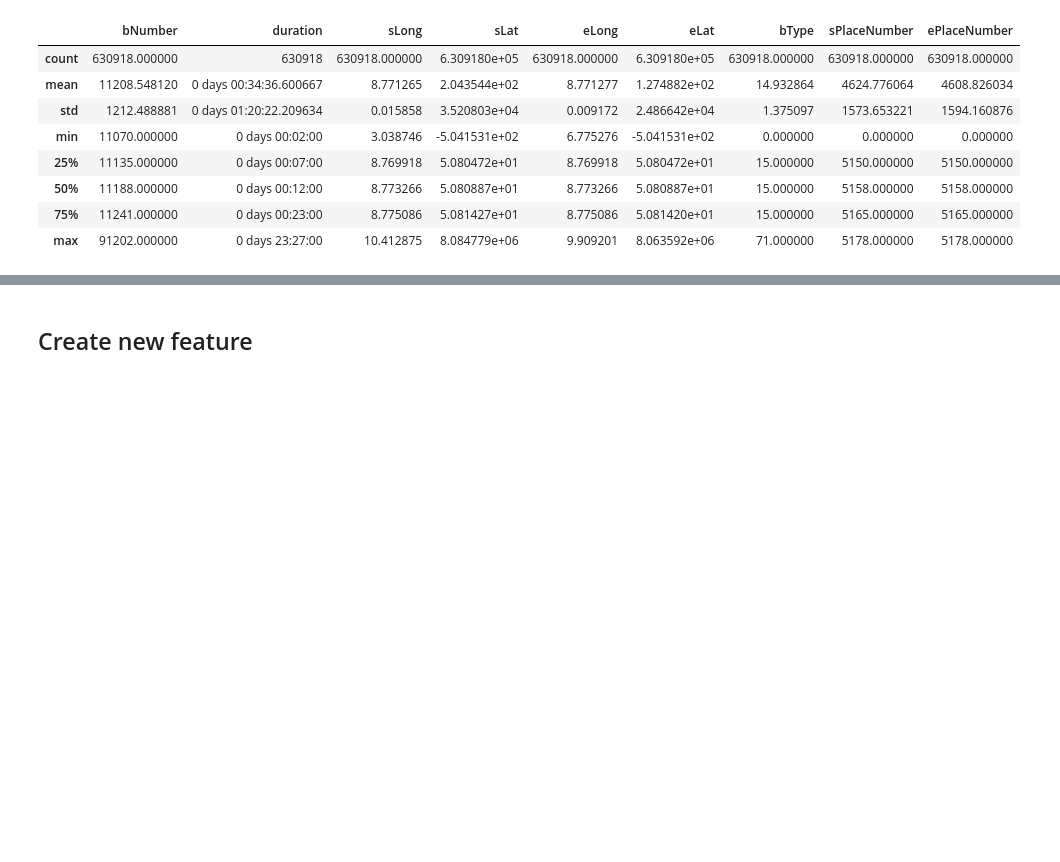
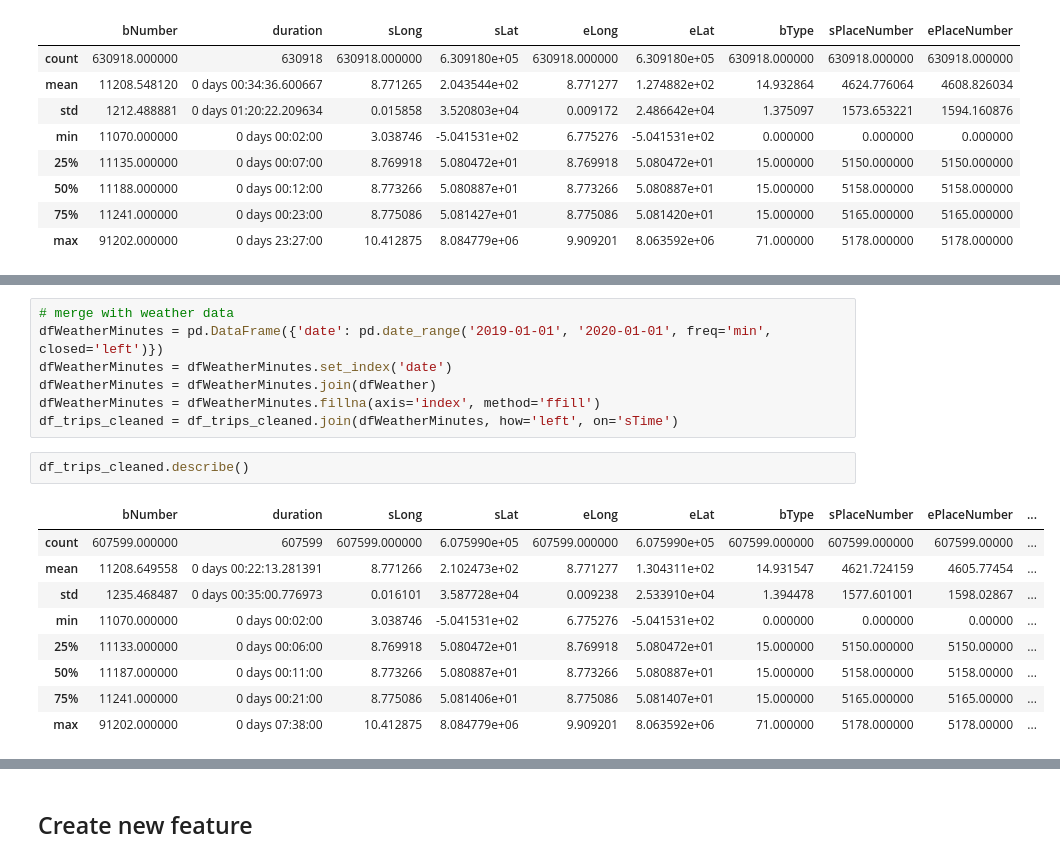
Before and after one commit to Tezzmo/PDS_Project, a Jupyter notebook: notebooks/Tobi-predictTripDirection.ipynb, the cells around one changed output, grey strips where cells are left out. Saved outputs shown, nothing was run; the diff lists cells and outputs as text; blank space fills up the shorter version.

```diff
--- a/notebooks/Tobi-predictTripDirection.ipynb
+++ b/notebooks/Tobi-predictTripDirection.ipynb
@@ -114,0 +115,19 @@ print('{:5.3f}s'.format(ende-start), end='  ')
+# %%
+# merge with weather data
+dfWeatherMinutes = pd.DataFrame({'date': pd.date_range('2019-01-01', '2020-01-01', freq='min', closed='left')})
+dfWeatherMinutes = dfWeatherMinutes.set_index('date')
+dfWeatherMinutes = dfWeatherMinutes.join(dfWeather)
+dfWeatherMinutes = dfWeatherMinutes.fillna(axis='index', method='ffill')
+df_trips_cleaned = df_trips_cleaned.join(dfWeatherMinutes, how='left', on='sTime')
+# %%
+df_trips_cleaned.describe()
+# %% [output]
+|  | bNumber | duration | sLong | sLat | eLong | eLat | bType | sPlaceNumber | ePlaceNumber | ... |
+| count | 607599.000000 | 607599 | 607599.000000 | 6.075990e+05 | 607599.000000 | 6.075990e+05 | 607599.000000 | 607599.000000 | 607599.00000 | ... |
+| mean | 11208.649558 | 0 days 00:22:13.281391 | 8.771266 | 2.102473e+02 | 8.771277 | 1.304311e+02 | 14.931547 | 4621.724159 | 4605.77454 | ... |
+| std | 1235.468487 | 0 days 00:35:00.776973 | 0.016101 | 3.587728e+04 | 0.009238 | 2.533910e+04 | 1.394478 | 1577.601001 | 1598.02867 | ... |
+| min | 11070.000000 | 0 days 00:02:00 | 3.038746 | -5.041531e+02 | 6.775276 | -5.041531e+02 | 0.000000 | 0.000000 | 0.00000 | ... |
+| 25% | 11133.000000 | 0 days 00:06:00 | 8.769918 | 5.080472e+01 | 8.769918 | 5.080472e+01 | 15.000000 | 5150.000000 | 5150.00000 | ... |
+| 50% | 11187.000000 | 0 days 00:11:00 | 8.773266 | 5.080887e+01 | 8.773266 | 5.080887e+01 | 15.000000 | 5158.000000 | 5158.00000 | ... |
+| 75% | 11241.000000 | 0 days 00:21:00 | 8.775086 | 5.081406e+01 | 8.775086 | 5.081407e+01 | 15.000000 | 5165.000000 | 5165.00000 | ... |
+| max | 91202.000000 | 0 days 07:38:00 | 10.412875 | 8.084779e+06 | 9.909201 | 8.063592e+06 | 71.000000 | 5178.000000 | 5178.00000 | ... |
```
Also changed, not shown: parts of 18 cells of this notebook, 2 other files.
